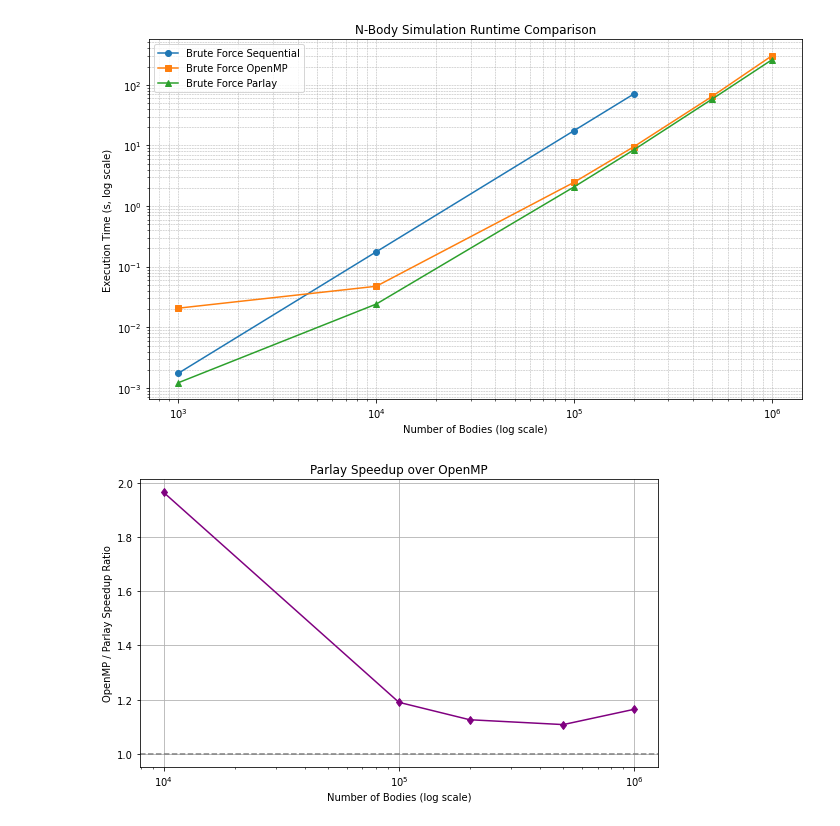
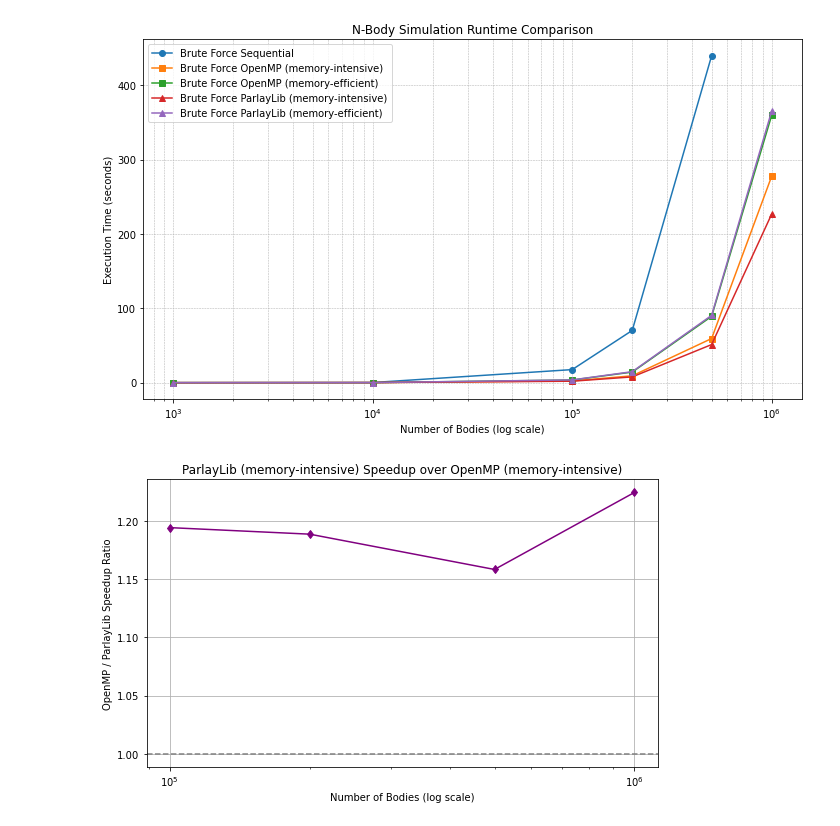
Before and after one commit to mathaiml5/NBody-simulation-parallel, a Jupyter notebook: results.ipynb, the cells around one changed output. Drawn from its saved outputs; the diff is of its cells as text; code cells hidden in the pictures.

Commit message:
Add more brute force implementations

```diff
--- a/results.ipynb
+++ b/results.ipynb
@@ -1,40 +1,43 @@
 # %%
 import numpy as np
 import matplotlib.pyplot as plt
 # One-shot results (redo with averages later)
 # X-axis: number of bodies
 x = [1000, 10000, 100000, 200000, 500000, 1000000]
 # Y-axis: execution time in seconds
-y_brute_force_seq = [0.001761, 0.176571, 17.5902, 70.3169]
-y_brute_force_omp = [0.020762, 0.047675, 2.47074, 9.49367, 64.8364, 301.41]
-y_brute_force_parlay = [0.001227, 0.024268, 2.07556, 8.43054, 58.5038, 258.817]
+y_brute_force_seq = [0.001761, 0.1756891, 17.5546, 70.231, 439.53]
+y_brute_force_omp_1 = [0.000769, 0.028328, 2.32016, 9.19307, 59.324, 277.54]
+y_brute_force_omp_2 = [0.000362, 0.035413, 3.53851, 14.2024, 89.1468, 359.414]
+y_brute_force_parlay_1 = [0.00239, 0.150223, 1.94279, 7.73413, 51.2151, 226.671]
+y_brute_force_parlay_2 = [0.0025, 0.037558, 3.67021, 14.7623, 90.5047, 365.159]
 
 plt.figure(figsize=(10, 6))
-plt.plot(x[:4], y_brute_force_seq, "o-", label="Brute Force Sequential")
-plt.plot(x, y_brute_force_omp, "s-", label="Brute Force OpenMP")
-plt.plot(x, y_brute_force_parlay, "^-", label="Brute Force Parlay")
+plt.plot(x[:5], y_brute_force_seq, "o-", label="Brute Force Sequential")
+plt.plot(x, y_brute_force_omp_1, "s-", label="Brute Force OpenMP (memory-intensive)")
+plt.plot(x, y_brute_force_omp_2, "s-", label="Brute Force OpenMP (memory-efficient)")
+plt.plot(x, y_brute_force_parlay_1, "^-", label="Brute Force ParlayLib (memory-intensive)")
+plt.plot(x, y_brute_force_parlay_2, "^-", label="Brute Force ParlayLib (memory-efficient)")
 
 plt.xscale("log")
-plt.yscale("log")
 plt.xlabel("Number of Bodies (log scale)")
-plt.ylabel("Execution Time (s, log scale)")
+plt.ylabel("Execution Time (seconds)")
 plt.title("N-Body Simulation Runtime Comparison")
 plt.legend()
 plt.grid(True, which="both", linestyle="--", linewidth=0.5)
 plt.tight_layout()
 plt.show()
 
-speedup = np.array(y_brute_force_omp[1:]) / np.array(y_brute_force_parlay[1:])
+speedup = np.array(y_brute_force_omp_1[2:]) / np.array(y_brute_force_parlay_1[2:])
 plt.figure(figsize=(8, 5))
-plt.plot(x[1:], speedup, "d-", color="purple")
+plt.plot(x[2:], speedup, "d-", color="purple")
 plt.xscale("log")
 plt.xlabel("Number of Bodies (log scale)")
-plt.ylabel("OpenMP / Parlay Speedup Ratio")
-plt.title("Parlay Speedup over OpenMP")
+plt.ylabel("OpenMP / ParlayLib Speedup Ratio")
+plt.title("ParlayLib (memory-intensive) Speedup over OpenMP (memory-intensive)")
 plt.grid(True)
 plt.axhline(1, color="gray", linestyle="--")
 plt.tight_layout()
 plt.show()
 # %% [output]
-[figure, old version]
+[figure, new version]
-[figure, old version]
+[figure, new version]
```
Also changed, not shown: 3 other files.
